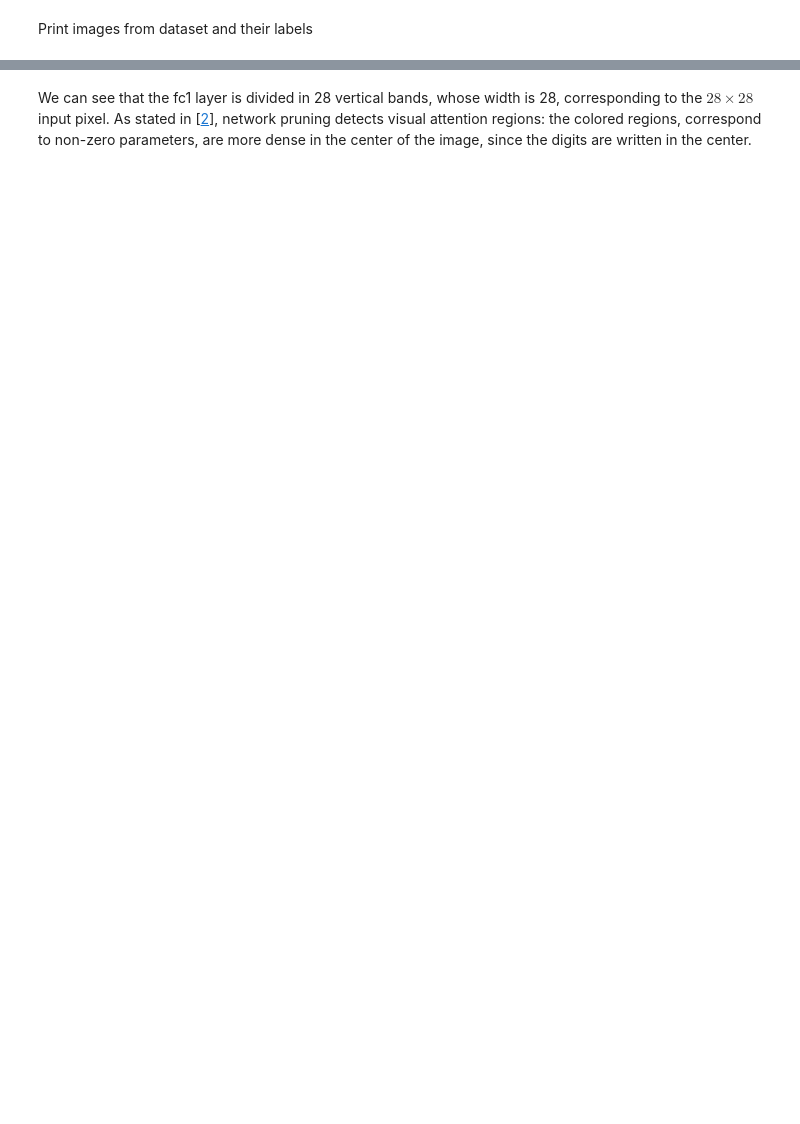
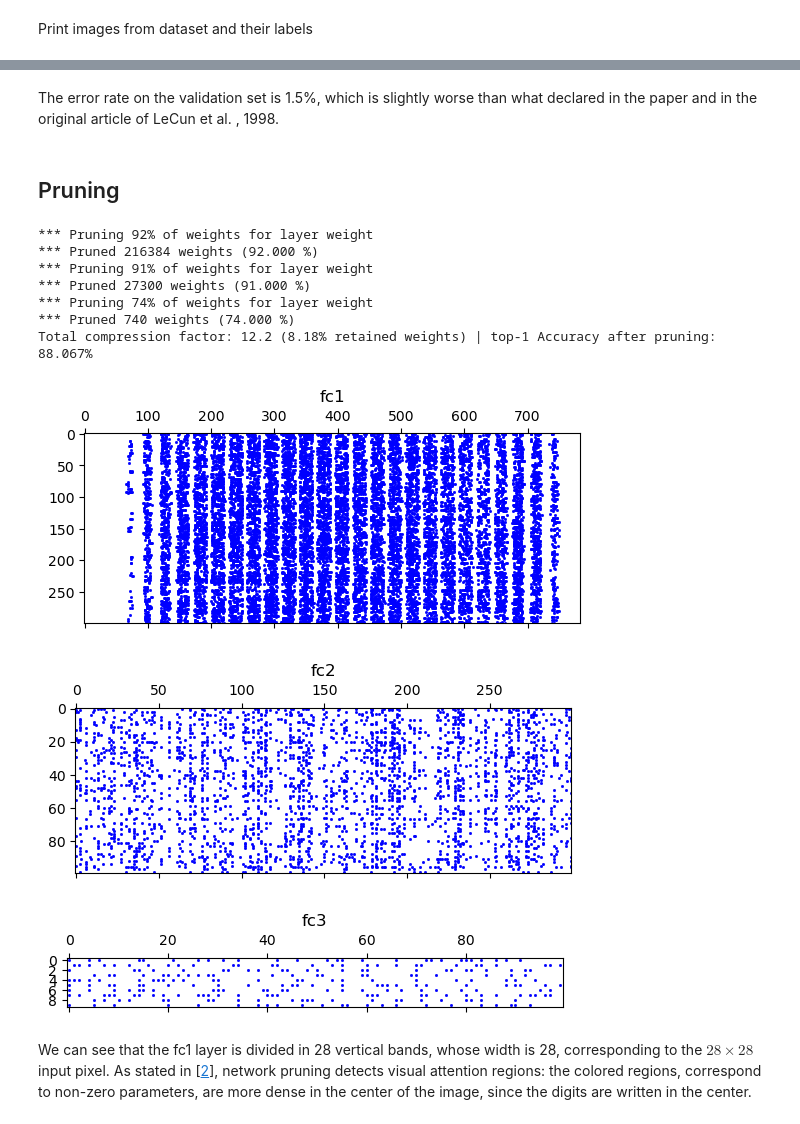
Before and after one commit to ciodar/deep-compression, a Jupyter notebook: notebooks/mnist.ipynb, the cells around one changed output, grey strips where cells are left out. Drawn from its saved outputs; the diff is of its cells as text; code cells hidden in the pictures; blank space fills up the shorter version.

Commit message:
Detailed Pruning and Quantization for Lenet

```diff
--- a/notebooks/mnist.ipynb
+++ b/notebooks/mnist.ipynb
@@ -153,3 +119,42 @@ torch.save(net.state_dict(),'checkpoints/mnist-lenet300-100-pruned.pth')
+# %% [markdown]
+The error rate on the validation set is 1.5%, which is slightly worse than what declared in the paper and in the original article of LeCun et al. , 1998.
+# %% [markdown]
+## Pruning
+# %%
+# reload checkpoint
+net = LeNet300(10).to(DEVICE)
+net.load_state_dict(torch.load('../checkpoints/mnist-lenet300-100.pth'))
+
+# prune each layer using a different sparsity level
+fc1_pruned, _ = sparsity_prune_module(net.fc1,'weight',S1)
+fc2_pruned, _ = sparsity_prune_module(net.fc2,'weight',S2)
+fc3_pruned, _ = sparsity_prune_module(net.fc3,'weight',S3)
+writer = SummaryWriter('../runs/notebooks/lenet300-100-pruned/%s' % TIMESTAMP)
+
+total_weights = count_nonzero_weights(net)
+compression = total_weights / (total_weights-(fc1_pruned+fc2_pruned+fc3_pruned))
+
+# evaluate accuracy after pruning
+loss, acc1, acc5 = evaluate(net,valid_loader,DEVICE,loss_fn)
+
+print('Total compression factor: %.1f (%.2f%% retained weights) | top-1 Accuracy after pruning: %.3f%%' % (
+        compression,1/compression*100,acc1))
+
+writer.add_hparams({'epochs':EPOCHS,'learning rate':LR,'weight decay':WD},{'validation accuracy':acc1,'compression':compression})
+
+plot_sparsity_matrix(net)
+torch.save(net.state_dict(),'../checkpoints/mnist-lenet300-100-pruned.pth')
+# %% [output]
+*** Pruning 92% of weights for layer weight
+*** Pruned 216384 weights (92.000 %)
+*** Pruning 91% of weights for layer weight
+*** Pruned 27300 weights (91.000 %)
+*** Pruning 74% of weights for layer weight
+*** Pruned 740 weights (74.000 %)
+Total compression factor: 12.2 (8.18% retained weights) | top-1 Accuracy after pruning: 88.067%
+[figure, added]
+[figure, added]
+[figure, added]
 # %% [markdown]
 We can see that the fc1 layer is divided in 28 vertical bands, whose width is 28, corresponding to the $28 \times 28$ input pixel.
 As stated in [[2](#2)], network pruning detects visual attention regions: the colored regions, correspond to non-zero parameters, are more dense in the center of the image, since the digits are written in the center.
```
Also changed, not shown: parts of 39 cells of this notebook.
